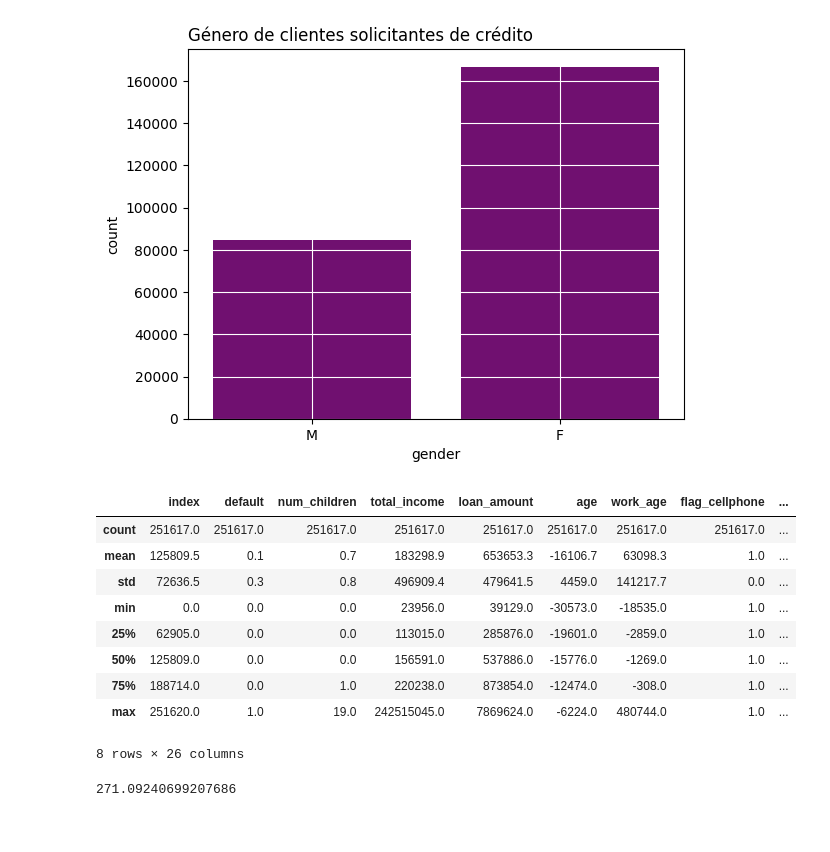
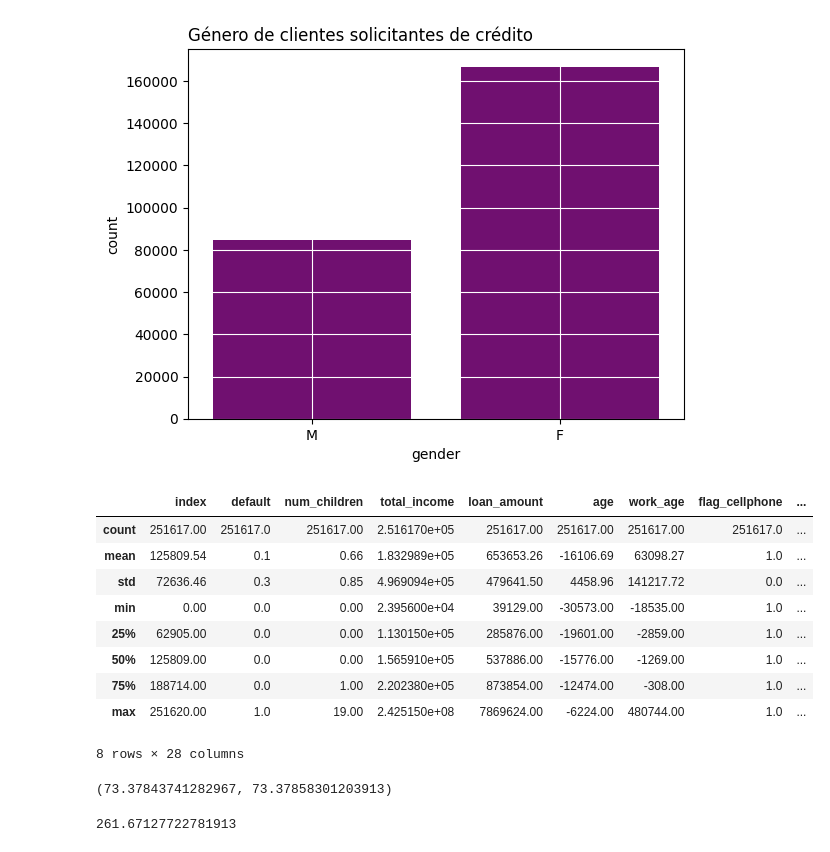
Before and after one commit to julihdez36/Decision_making, a Jupyter notebook: First project/exploring.ipynb, the cells around one changed output. Saved outputs shown, nothing was run; the diff lists cells and outputs as text; code cells hidden in the pictures.

```diff
--- a/First project/exploring.ipynb
+++ b/First project/exploring.ipynb
@@ -102,16 +109,16 @@ plt.show()
 # %%
 # Variables cuantitativas
 
-round(df.describe(),1)
+round(df.describe(),2)
 # %% [output]
 |  | index | default | num_children | total_income | loan_amount | age | work_age | flag_cellphone | ... |
-| count | 251617.0 | 251617.0 | 251617.0 | 251617.0 | 251617.0 | 251617.0 | 251617.0 | 251617.0 | ... |
-| mean | 125809.5 | 0.1 | 0.7 | 183298.9 | 653653.3 | -16106.7 | 63098.3 | 1.0 | ... |
-| std | 72636.5 | 0.3 | 0.8 | 496909.4 | 479641.5 | 4459.0 | 141217.7 | 0.0 | ... |
-| min | 0.0 | 0.0 | 0.0 | 23956.0 | 39129.0 | -30573.0 | -18535.0 | 1.0 | ... |
-| 25% | 62905.0 | 0.0 | 0.0 | 113015.0 | 285876.0 | -19601.0 | -2859.0 | 1.0 | ... |
-| 50% | 125809.0 | 0.0 | 0.0 | 156591.0 | 537886.0 | -15776.0 | -1269.0 | 1.0 | ... |
-| 75% | 188714.0 | 0.0 | 1.0 | 220238.0 | 873854.0 | -12474.0 | -308.0 | 1.0 | ... |
-| max | 251620.0 | 1.0 | 19.0 | 242515045.0 | 7869624.0 | -6224.0 | 480744.0 | 1.0 | ... |
+| count | 251617.00 | 251617.0 | 251617.00 | 2.516170e+05 | 251617.00 | 251617.00 | 251617.00 | 251617.0 | ... |
+| mean | 125809.54 | 0.1 | 0.66 | 1.832989e+05 | 653653.26 | -16106.69 | 63098.27 | 1.0 | ... |
+| std | 72636.46 | 0.3 | 0.85 | 4.969094e+05 | 479641.50 | 4458.96 | 141217.72 | 0.0 | ... |
+| min | 0.00 | 0.0 | 0.00 | 2.395600e+04 | 39129.00 | -30573.00 | -18535.00 | 1.0 | ... |
+| 25% | 62905.00 | 0.0 | 0.00 | 1.130150e+05 | 285876.00 | -19601.00 | -2859.00 | 1.0 | ... |
+| 50% | 125809.00 | 0.0 | 0.00 | 1.565910e+05 | 537886.00 | -15776.00 | -1269.00 | 1.0 | ... |
+| 75% | 188714.00 | 0.0 | 1.00 | 2.202380e+05 | 873854.00 | -12474.00 | -308.00 | 1.0 | ... |
+| max | 251620.00 | 1.0 | 19.00 | 2.425150e+08 | 7869624.00 | -6224.00 | 480744.00 | 1.0 | ... |
-8 rows × 26 columns
+8 rows × 28 columns
 # %%
@@ -119,5 +126 @@ def cv(media,desviacion):
     return 100 * desviacion / media
-# %%
-cv(183298.9,496909.4)
-# %% [output]
-271.09240699207686
@@ -123,0 +132,8 @@ cv(183298.9,496909.4)
+# %%
+cv(df.loan_amount), cv_1(653653.26,479641.50)
+# %% [output]
+(73.37843741282967, 73.37858301203913)
+# %%
+cv(df.total_income)
+# %% [output]
+261.67127722781913
```
Also changed, not shown: parts of 19 cells of this notebook, 5 other files.
